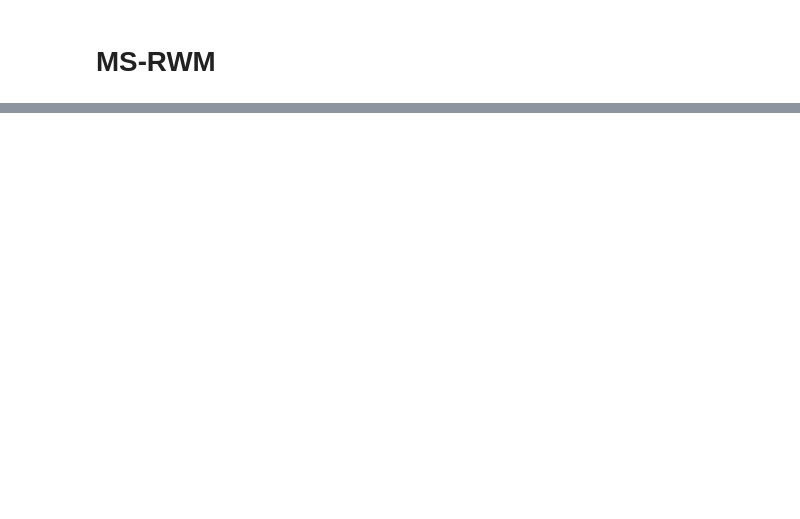
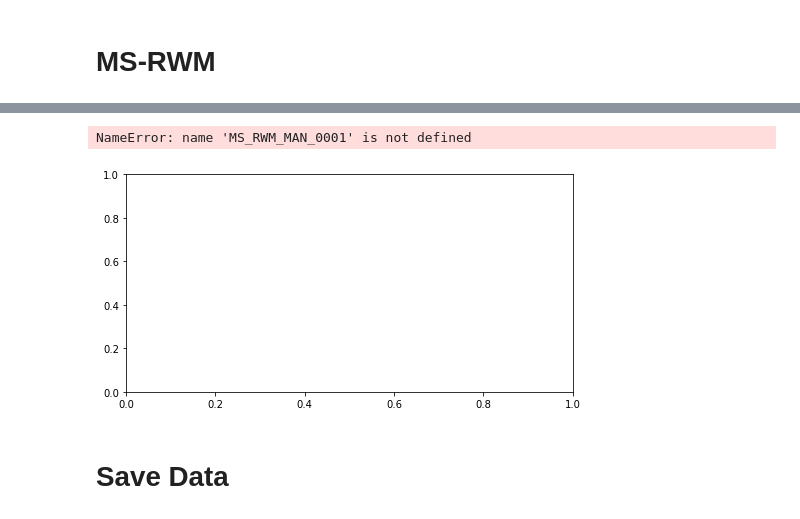
Before and after one commit to MauroCE/ManifoldSampling, a Jupyter notebook: Experiment 85 - SMC vs MS on G-and-K version 2.ipynb, the cells around one changed output, grey strips where cells are left out. Cells and saved outputs as stored; diff of their text form; code cells hidden in the pictures; blank space fills up the shorter version.

```diff
--- a/Experiment 85 - SMC vs MS on G-and-K version 2.ipynb
+++ b/Experiment 85 - SMC vs MS on G-and-K version 2.ipynb
@@ -190,0 +298,3 @@ Iteration:  2
+# %%
+MS_RT_MAN_01 = MSAdaptive(SETTINGS_MANUAL_RT_01)
+_ = MS_RT_MAN_01.sample()
@@ -190,0 +361,2 @@ Iteration:  2
+# %%
+samples_around_manifold = generate_particles_on_manifold_then_rwm(ϵ0=10, N=2000, θtrue=True, δrwm=0.001)
@@ -190,0 +401,19 @@ Iteration:  2
+# %%
+# Maybe the problem is indeed adapting the stepsize
+TEST2 = MSAdaptive(generate_settings(
+    δ=0.01,
+    d=d,
+    N=2000,
+    integrator='rwm_then_thug',
+    initialization='manual',
+    adaptiveδ=False,
+    adaptiveε=True,
+    z0_manual=samples_around_manifold,
+    ε0_manual=10.0,
+    pm_switch=0.1,
+    min_pm=0.0,
+    verbose=True,
+    quantile_value=0.1,
+    use_autograd=False
+))
+_ = TEST2.sample()
@@ -190,0 +438,26 @@ Iteration:  2
+# %%
+fig, ax = plt.subplots(figsize=(8, 4))
+# MS-RWM
+ax.plot(MS_RWM_MAN_0001.εs, label='MS-RWM-MAN-0001', markevery=[-1], marker='o')
+ax.plot(MS_RWM_MAN_001.εs, label='MS-RWM-MAN-001', markevery=[-1], marker='o')
+ax.plot(MS_RWM_MAN_01.εs, label='MS-RWM-MAN-01', markevery=[-1], marker='o')
+# MS-RT
+# ax.plot(MS_RT_MAN_0001.εs, label='MS-RT-MAN-0001', markevery=[-1], marker='o')
+ax.plot(MS_RT_MAN_01.εs, label='MS-RT-MAN-01', markevery=[-1], marker='o')
+# SMC-RWM
+ax.plot(SMC_RWM_MAN_0001.εs, label='SMC-RWM-MAN-0001', markevery=[-1], marker='o')
+ax.plot(SMC_RWM_MAN_001.εs, label='SMC-RWM-MAN-001', markevery=[-1], marker='o')
+ax.plot(SMC_RWM_MAN_01.εs, label='SMC-RWM-MAN-01', markevery=[-1], marker='o')
+# test
+ax.plot(TEST2.εs, label='test2', markevery=[-1], marker='o')
+# Prettify
+ax.legend()
+ax.set_yscale('log')
+ax.set_ylabel(r'$\mathregular{\varepsilon}$', fontsize=20)
+ax.set_xlabel('Iteration')
+plt.show()
+# %% [output]
+NameError: name 'MS_RWM_MAN_0001' is not defined
+[figure, added]
+# %% [markdown]
+# Save Data
```
Also changed, not shown: parts of 32 cells of this notebook, 9 other files.
